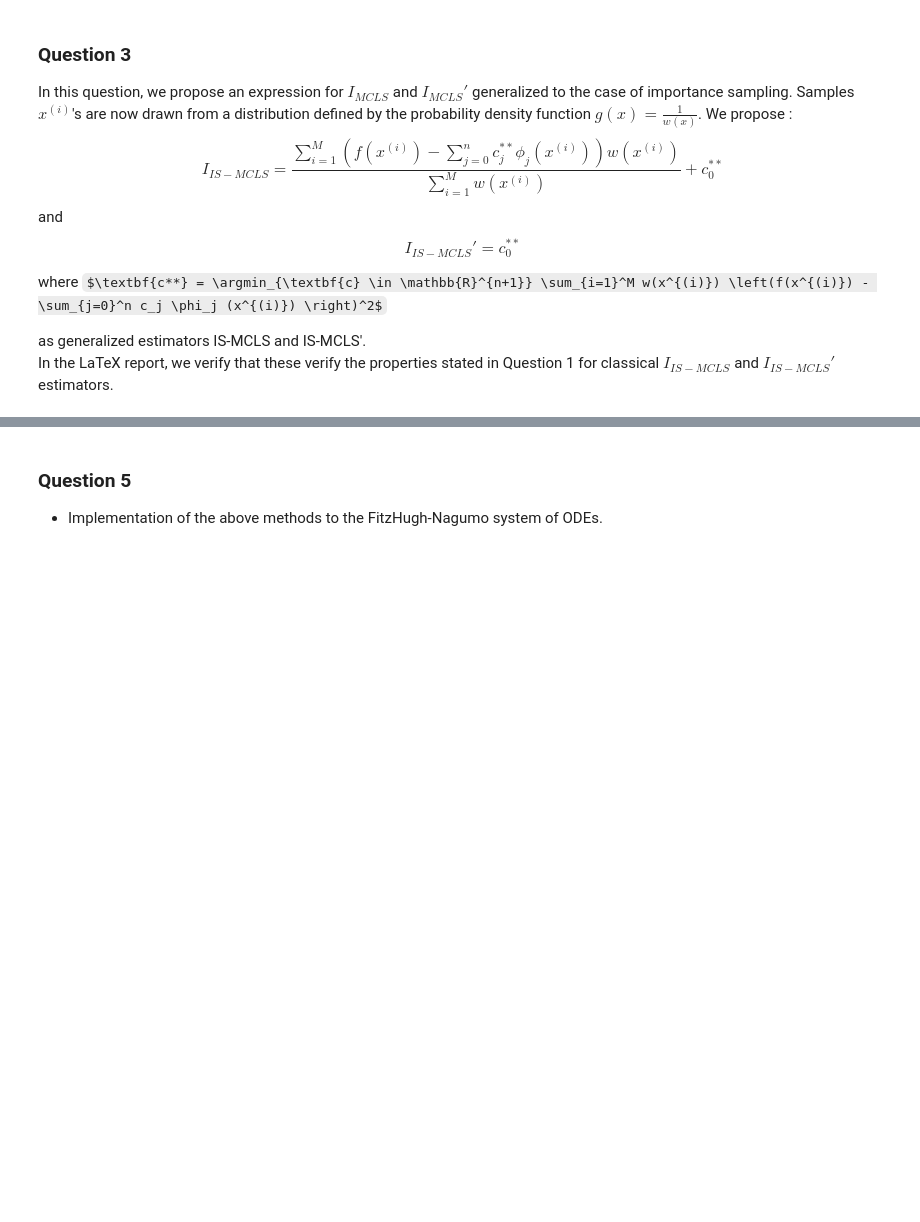
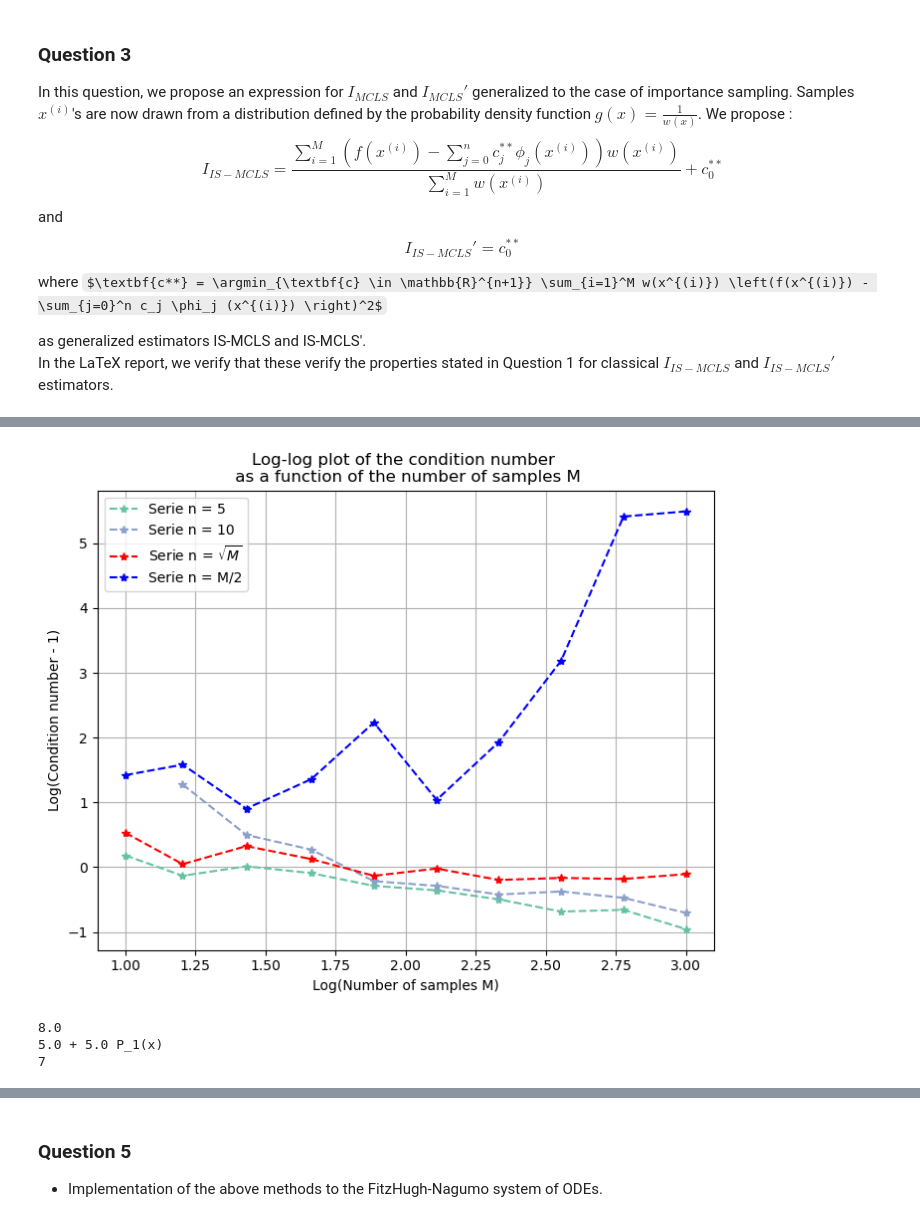
Before and after one commit to FraBet29/stochastic-simulation-project, a Jupyter notebook: notebook.ipynb, the cells around one changed output, grey strips where cells are left out. Saved outputs shown, nothing was run; the diff lists cells and outputs as text; code cells hidden in the pictures; some formulas as TeX source; blank space fills up the shorter version.

```diff
--- a/notebook.ipynb
+++ b/notebook.ipynb
@@ -179,3 +251,33 @@ visualize_cdf_from_samples(H_samples)
+# %%
+multiple_cond_loglog_graph(nb_samples, ISMCLS_cond, trials_n)
+# %% [output]
+[figure, added]
+# %%
+# Test cell
+# Test weighted least squares
+W = [1, 2] # square root of W
+x = [0, 1]
+f = [0, 10]
+c, diagnostics = np.polynomial.legendre.Legendre.fit(x, f, 0, domain=[0, 1], full=True, w=W)
+print(c)
+
+# Test legendre polynomials
+# c are the coefficients to put in front of the Legendre polynomials with domain [0, 1] and non-normalized.
+# (i.e, the coefficients c contain the necessary multiplicative constant)
+x = [0, 1]
+f = [0, 10]
+c, diagnostics = np.polynomial.legendre.Legendre.fit(x, f, 1, domain=[0, 1], full=True, w=W)
+print(c)
+
+
+# Test dot product
+a = [1, 2]
+b = [1, 3]
+print(np.dot(a, b))
+# %% [output]
+8.0
+5.0 + 5.0 P_1(x)
+7
 # %%
 visualize_bound_g_on_h(10)
 
```
Also changed, not shown: parts of 17 cells of this notebook, 3 other files.
